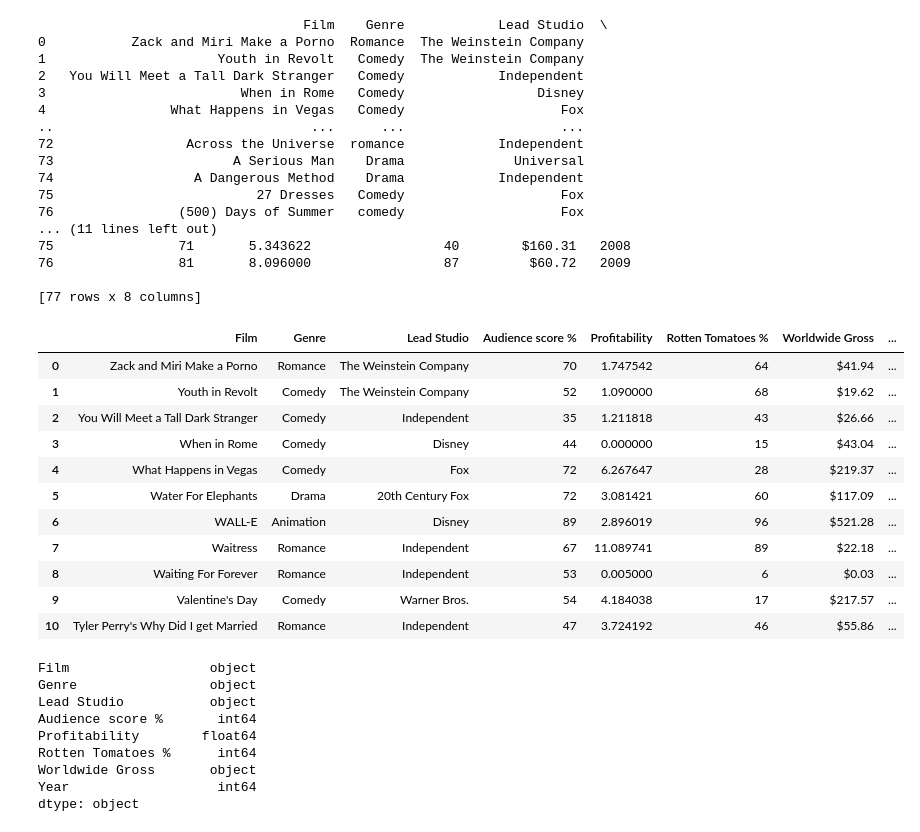
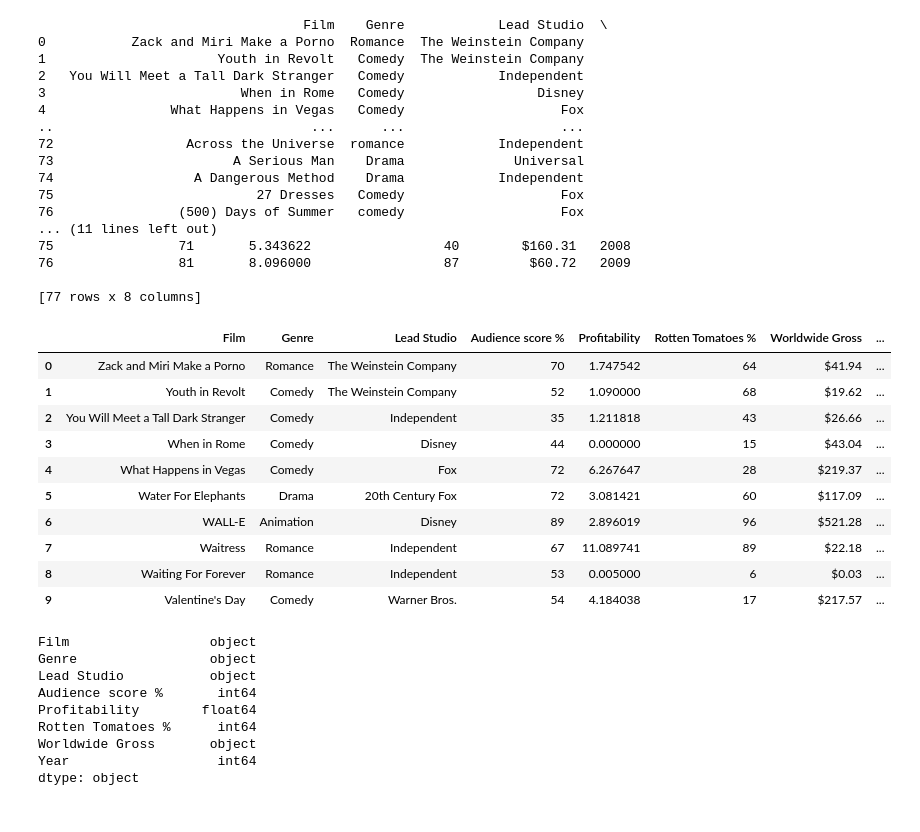
Before and after one commit to Anitagg1/Phyton-Workshop, a Jupyter notebook: week2.ipynb, the cells around one changed output. Saved outputs shown, nothing was run; the diff lists cells and outputs as text; code cells hidden in the pictures.

```diff
--- a/week2.ipynb
+++ b/week2.ipynb
@@ -57,22 +57,26 @@ print(movies)
 76                81       8.096000                 87         $60.72   2009
 
 [77 rows x 8 columns]
-# %%
-# print the first 10 records
-movies.loc[0:10,:]
-# %% [output]
-|  | Film | Genre | Lead Studio | Audience score % | Profitability | Rotten Tomatoes % | Worldwide Gross | ... |
-| 0 | Zack and Miri Make a Porno | Romance | The Weinstein Company | 70 | 1.747542 | 64 | $41.94 | ... |
-| 1 | Youth in Revolt | Comedy | The Weinstein Company | 52 | 1.090000 | 68 | $19.62 | ... |
-| 2 | You Will Meet a Tall Dark Stranger | Comedy | Independent | 35 | 1.211818 | 43 | $26.66 | ... |
-| 3 | When in Rome | Comedy | Disney | 44 | 0.000000 | 15 | $43.04 | ... |
-| 4 | What Happens in Vegas | Comedy | Fox | 72 | 6.267647 | 28 | $219.37 | ... |
-| 5 | Water For Elephants | Drama | 20th Century Fox | 72 | 3.081421 | 60 | $117.09 | ... |
-| 6 | WALL-E | Animation | Disney | 89 | 2.896019 | 96 | $521.28 | ... |
-| 7 | Waitress | Romance | Independent | 67 | 11.089741 | 89 | $22.18 | ... |
-| 8 | Waiting For Forever | Romance | Independent | 53 | 0.005000 | 6 | $0.03 | ... |
-| 9 | Valentine's Day | Comedy | Warner Bros. | 54 | 4.184038 | 17 | $217.57 | ... |
-| 10 | Tyler Perry's Why Did I get Married | Romance | Independent | 47 | 3.724192 | 46 | $55.86 | ... |
+# %%
+# print the first 10 records
+
+import pandas as pd
+
+movies = pd.read_csv ('https://gist.githubusercontent.com/tiangechen/b68782efa49a16edaf07dc2cdaa855ea/raw/0c794a9717f18b094eabab2cd6a6b9a226903577/movies.csv')
+
+movies.head(10)
+# %% [output]
+|  | Film | Genre | Lead Studio | Audience score % | Profitability | Rotten Tomatoes % | Worldwide Gross | ... |
+| 0 | Zack and Miri Make a Porno | Romance | The Weinstein Company | 70 | 1.747542 | 64 | $41.94 | ... |
+| 1 | Youth in Revolt | Comedy | The Weinstein Company | 52 | 1.090000 | 68 | $19.62 | ... |
+| 2 | You Will Meet a Tall Dark Stranger | Comedy | Independent | 35 | 1.211818 | 43 | $26.66 | ... |
+| 3 | When in Rome | Comedy | Disney | 44 | 0.000000 | 15 | $43.04 | ... |
+| 4 | What Happens in Vegas | Comedy | Fox | 72 | 6.267647 | 28 | $219.37 | ... |
+| 5 | Water For Elephants | Drama | 20th Century Fox | 72 | 3.081421 | 60 | $117.09 | ... |
+| 6 | WALL-E | Animation | Disney | 89 | 2.896019 | 96 | $521.28 | ... |
+| 7 | Waitress | Romance | Independent | 67 | 11.089741 | 89 | $22.18 | ... |
+| 8 | Waiting For Forever | Romance | Independent | 53 | 0.005000 | 6 | $0.03 | ... |
+| 9 | Valentine's Day | Comedy | Warner Bros. | 54 | 4.184038 | 17 | $217.57 | ... |
 # %%
 #What are the data types of the columns
 
```
Also changed, not shown: parts of 5 cells of this notebook.
